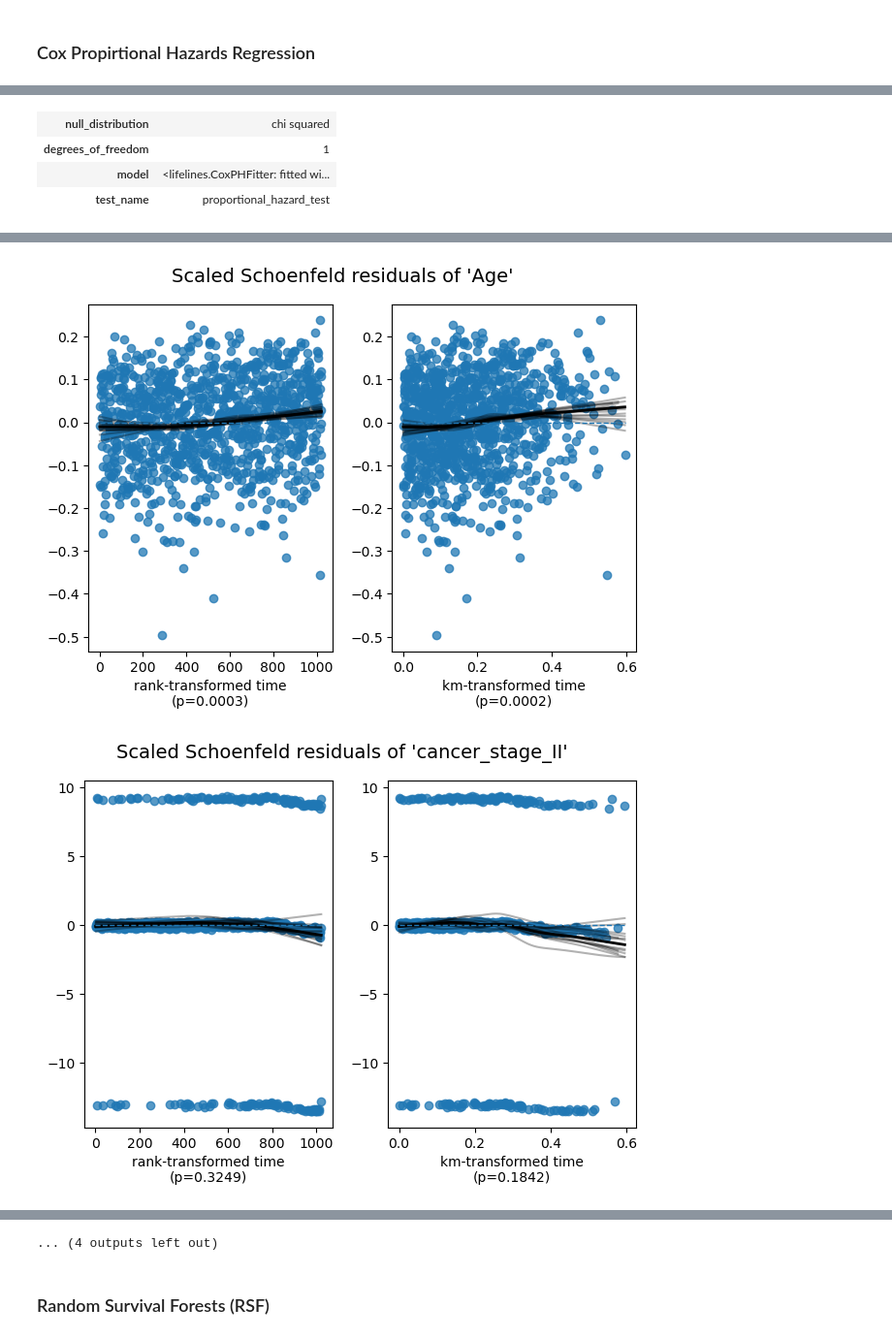
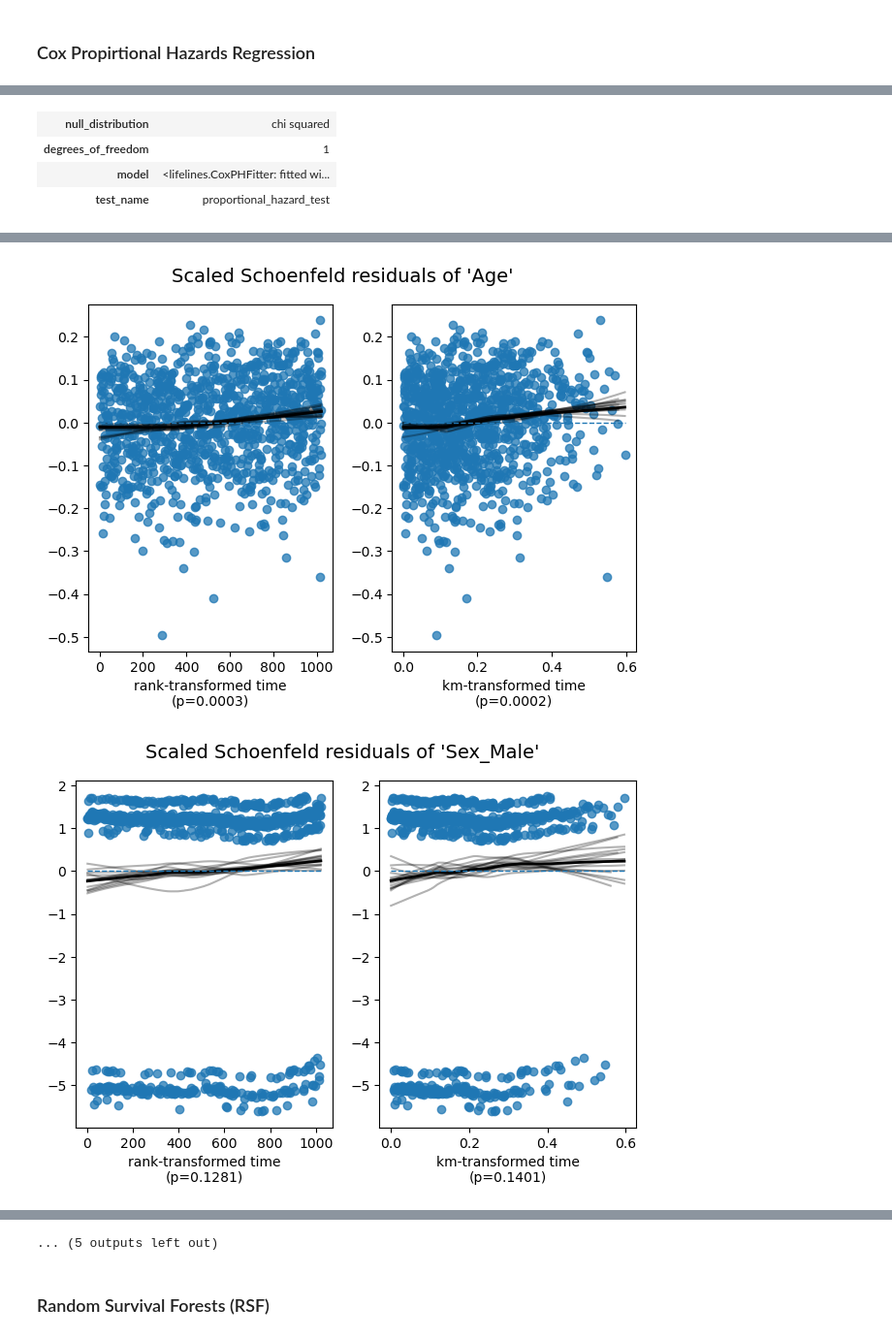
Before and after one commit to veronicruz/BINF5507-Assignment1, a Jupyter notebook: Assignment 4/Scripts/main.ipynb, the cells around one changed output, grey strips where cells are left out. Shown at 97% size. Cells and saved outputs as stored; diff of their text form; code cells hidden in the pictures.

```diff
--- a/Assignment 4/Scripts/main.ipynb
+++ b/Assignment 4/Scripts/main.ipynb
@@ -157,12 +134,11 @@ degrees_of_freedom = 1
 # %% [markdown]
 ### Cox Propirtional Hazards Regression
 # %%
-#----- Cox regression with at lead 3 covariates
-#covariates = ['Age', 'Sex', 'cancer_stage', 'treatment_type']
-covariates = ['Age', 'cancer_stage', 'treatment_type']
+#============COX REGRESSION: Focus on 3 covariates - age, cancer_stage, sex============#
+covariates = ['Age', 'Sex', 'cancer_stage', 'treatment_type']
+#covariates = ['Age', 'cancer_stage', 'treatment_type']
 df_cph = clean_data[['time_months', 'death_flag'] + covariates].copy()
 df_cph = df_cph.dropna(subset=['time_months', 'death_flag']+ covariates)
-
 
 # print(df_cph['Sex'].value_counts())
 # print(df_cph['treatment_type'].value_counts())
@@ -174,8 +150,8 @@ for col in ['cancer_stage', 'treatment_type']:
     df_cph = df_cph[~df_cph[col].isin(low_patient)]
 
 #one hot encode categorical variables
-cat_vars = ['cancer_stage', 'treatment_type']
-#cat_vars = ['Sex', 'cancer_stage', 'treatment_type']
+#cat_vars = ['cancer_stage', 'treatment_type']
+cat_vars = ['Sex', 'cancer_stage', 'treatment_type']
 df_cph = pd.get_dummies(df_cph, columns=cat_vars, drop_first=True)
 
 #print(df_cph.dtypes)
@@ -280,2 +261,2 @@ below.
-[figure, old version]
+[figure, new version]
-[figure, old version]
+[figure, new version]
@@ -283,4 +264,4 @@ below.
-... (4 outputs left out)
+... (5 outputs left out)
 # %% [markdown]
 ### Random Survival Forests (RSF)
 # %%
```
Also changed, not shown: parts of 5 cells of this notebook.
